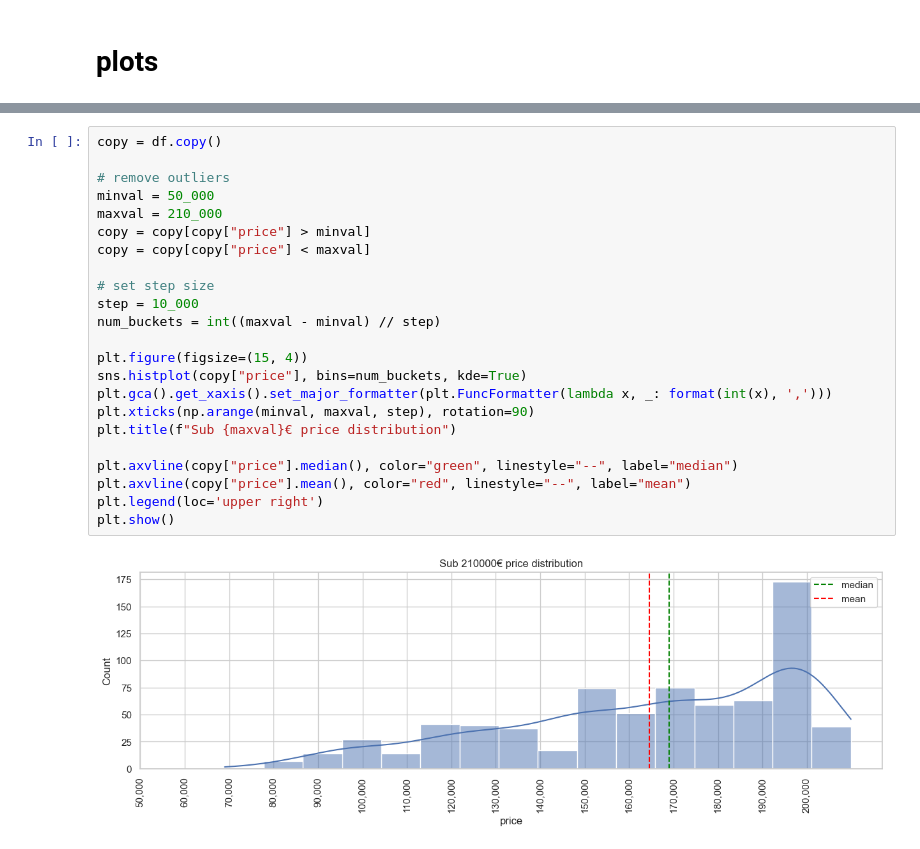
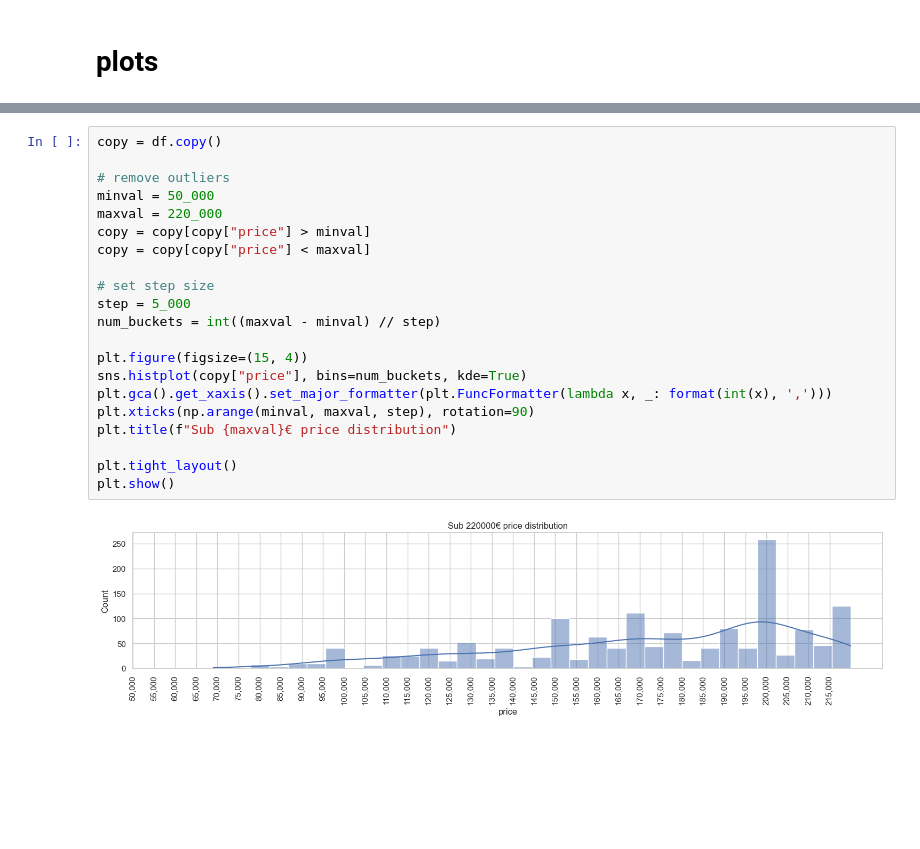
Before and after one commit to sueszli/will-wohnen, a Jupyter notebook: analysis.ipynb, the cells around one changed output, grey strips where cells are left out. Drawn from its saved outputs; the diff is of its cells as text; blank space fills up the shorter version.

```diff
--- a/analysis.ipynb
+++ b/analysis.ipynb
@@ -152,25 +141,23 @@ plt.show()
 # %%
 copy = df.copy()
 
 # remove outliers
 minval = 50_000
-maxval = 210_000
+maxval = 220_000
 copy = copy[copy["price"] > minval]
 copy = copy[copy["price"] < maxval]
 
 # set step size
-step = 10_000
+step = 5_000
 num_buckets = int((maxval - minval) // step)
 
 plt.figure(figsize=(15, 4))
 sns.histplot(copy["price"], bins=num_buckets, kde=True)
 plt.gca().get_xaxis().set_major_formatter(plt.FuncFormatter(lambda x, _: format(int(x), ',')))
 plt.xticks(np.arange(minval, maxval, step), rotation=90)
 plt.title(f"Sub {maxval}€ price distribution")
 
-plt.axvline(copy["price"].median(), color="green", linestyle="--", label="median")
-plt.axvline(copy["price"].mean(), color="red", linestyle="--", label="mean")
-plt.legend(loc='upper right')
+plt.tight_layout()
 plt.show()
 # %% [output]
-[figure, old version]
+[figure, new version]
```
Also changed, not shown: parts of 5 cells of this notebook, 1 other file.
